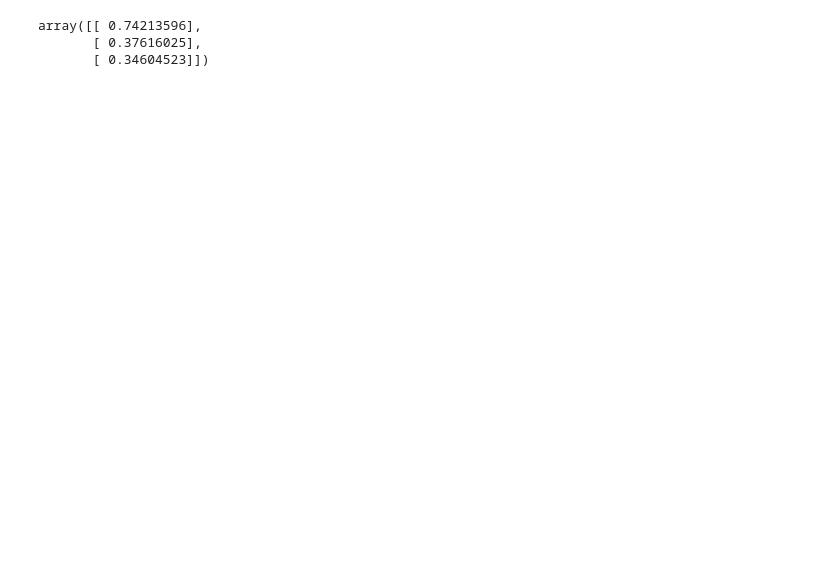
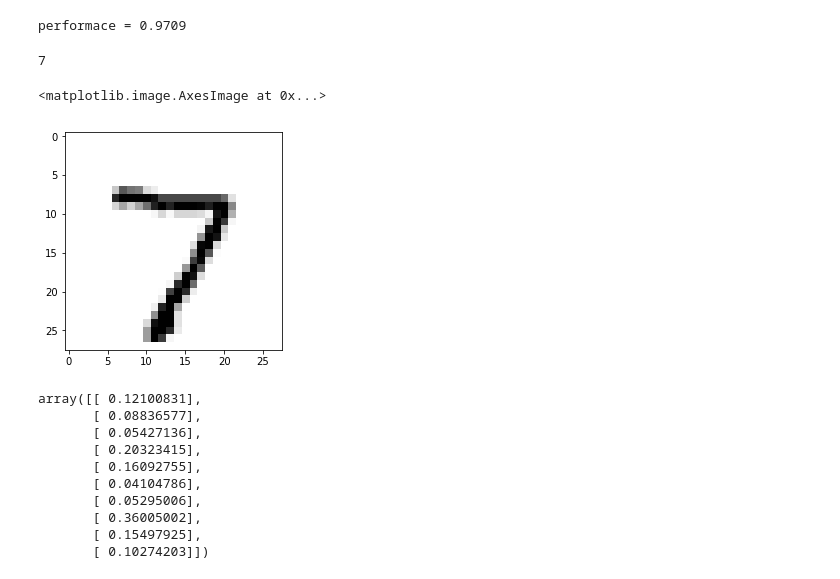
Before and after one commit to DannyEspina/NeuralNetwork-Pyhton, a Jupyter notebook: Neural Network.ipynb, the cells around one changed output. Saved outputs shown, nothing was run; the diff lists cells and outputs as text; code cells hidden in the pictures; blank space fills up the shorter version.

```diff
--- a/Neural Network.ipynb
+++ b/Neural Network.ipynb
@@ -121,6 +197,32 @@ array([[-0.32802717,  0.41067079, -0.58254081],
+# %%
+# calculate the performace score, the fraction of corrrect answers
+scorecard_array = numpy.asarray(scorecard)
+print("performace =", scorecard_array.sum() / scorecard_array.size)
+# %% [output]
+performace = 0.9709
+# %%
+# get the first test record
+all_values = test_data_list[0].split(',')
+# print the label
+print(all_values[0])
+# %% [output]
+7
+# %%
+image_array = numpy.asfarray(all_values[1:]).reshape([28,28])
+matplotlib.pyplot.imshow(image_array, cmap="Greys", interpolation="none")
+# %% [output]
+<matplotlib.image.AxesImage at 0x...>
+[figure, added]
 # %%
-n.query([1.0,0.5,-1.5])
+n.query((numpy.asfarray(all_values[1:]) / 255.0 *0.99) + 0.01)
 # %% [output]
-array([[ 0.74213596],
-       [ 0.37616025],
-       [ 0.34604523]])
+array([[ 0.12100831],
+       [ 0.08836577],
+       [ 0.05427136],
+       [ 0.20323415],
+       [ 0.16092755],
+       [ 0.04104786],
+       [ 0.05295006],
+       [ 0.36005002],
+       [ 0.15497925],
+       [ 0.10274203]])
```
Also changed, not shown: parts of 7 cells of this notebook, 2 other files.
